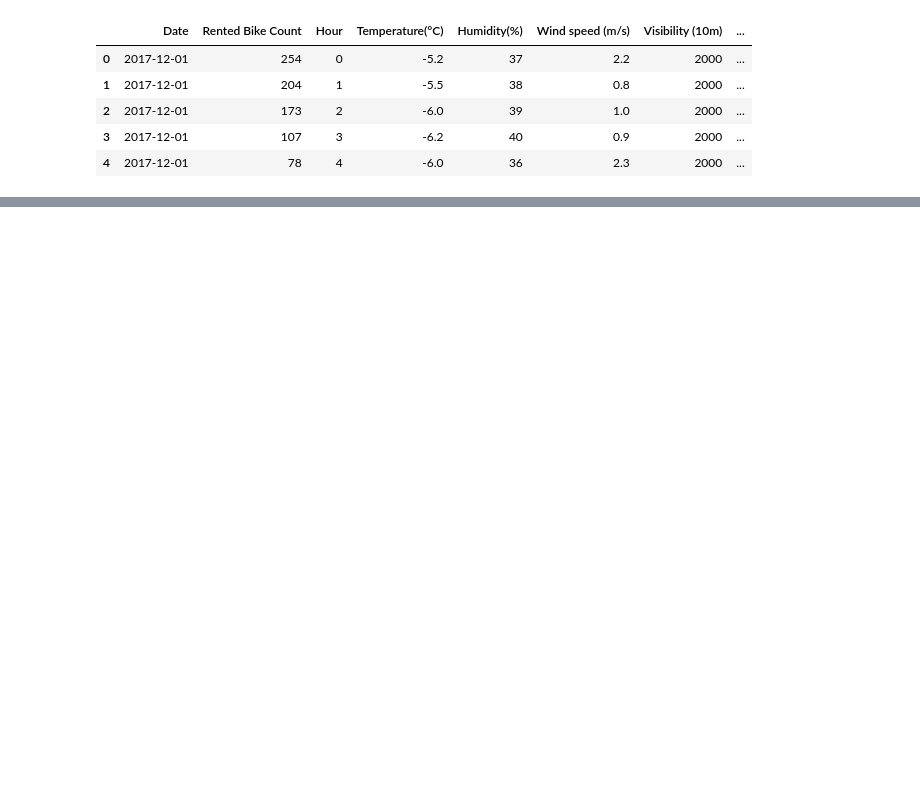
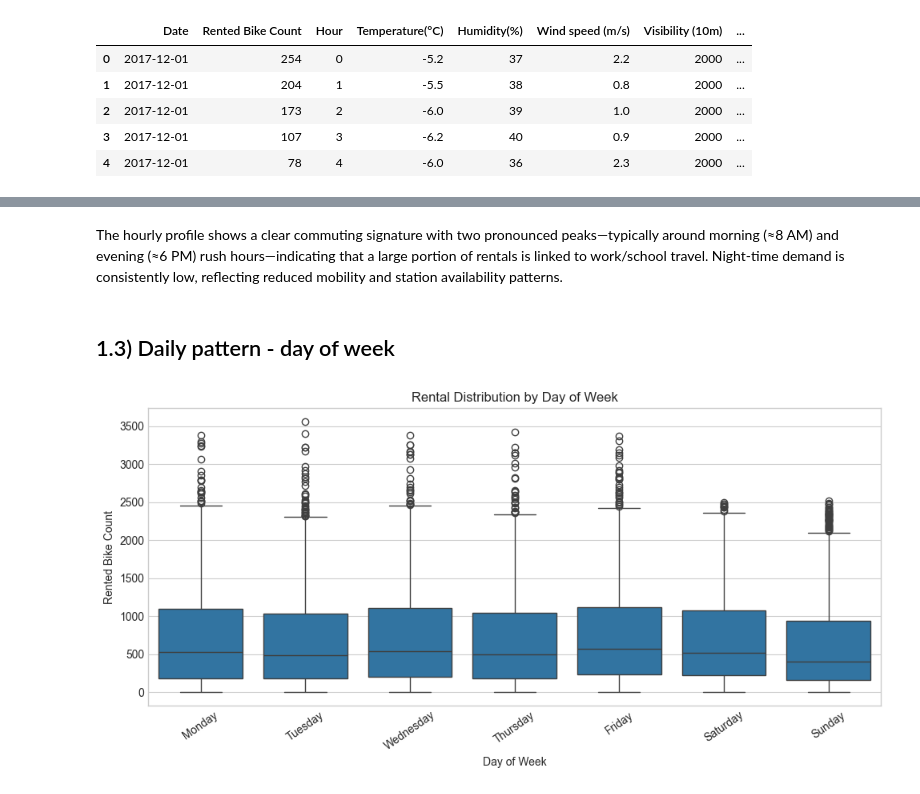
Before and after one commit to antonioi99/dds_group_16, a Jupyter notebook: EDA_Mark.ipynb, the cells around one changed output, grey strips where cells are left out. Cells and saved outputs as stored; diff of their text form; code cells hidden in the pictures; blank space fills up the shorter version.

```diff
--- a/EDA_Mark.ipynb
+++ b/EDA_Mark.ipynb
@@ -196,0 +91,19 @@ No rainfall - high rental, even small amounts of rainfall -> significantly reduc
+# %% [markdown]
+The hourly profile shows a clear commuting signature with two pronounced peaks—typically around morning (≈8 AM) and evening (≈6 PM) rush hours—indicating that a large portion of rentals is linked to work/school travel. Night-time demand is consistently low, reflecting reduced mobility and station availability patterns.
+# %% [markdown]
+## 1.3) Daily pattern - day of week
+# %%
+df["DayOfWeek"] = df["Date"].dt.day_name()
+
+order = ["Monday","Tuesday","Wednesday","Thursday","Friday","Saturday","Sunday"]
+
+plt.figure(figsize=(10,5))
+sns.boxplot(data=df, x="DayOfWeek", y="Rented Bike Count", order=order)
+plt.title("Rental Distribution by Day of Week")
+plt.xlabel("Day of Week")
+plt.ylabel("Rented Bike Count")
+plt.xticks(rotation=35)
+plt.tight_layout()
+plt.show()
+# %% [output]
+[figure, added]
```
Also changed, not shown: parts of 63 cells of this notebook, 1 other file.
